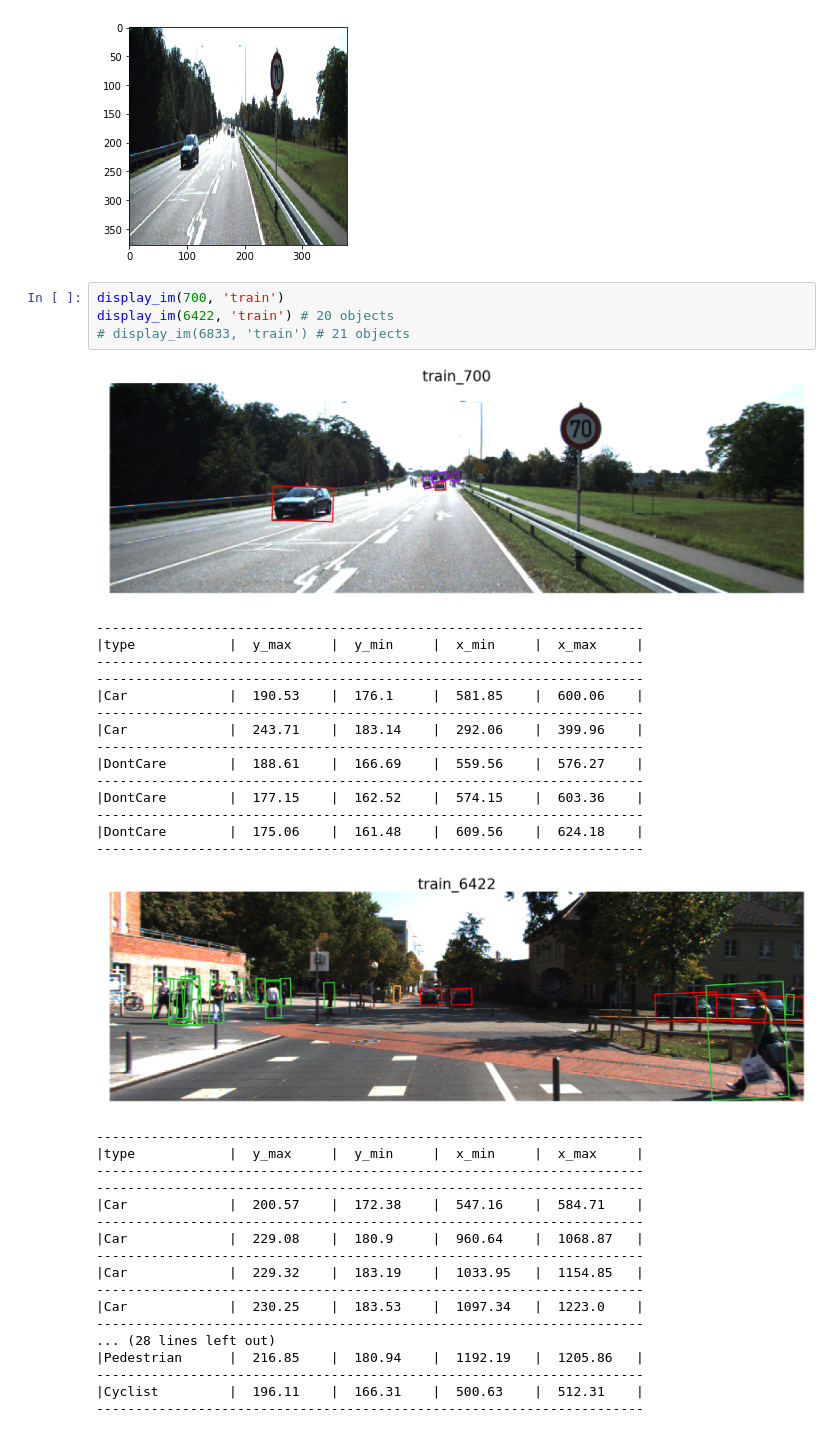
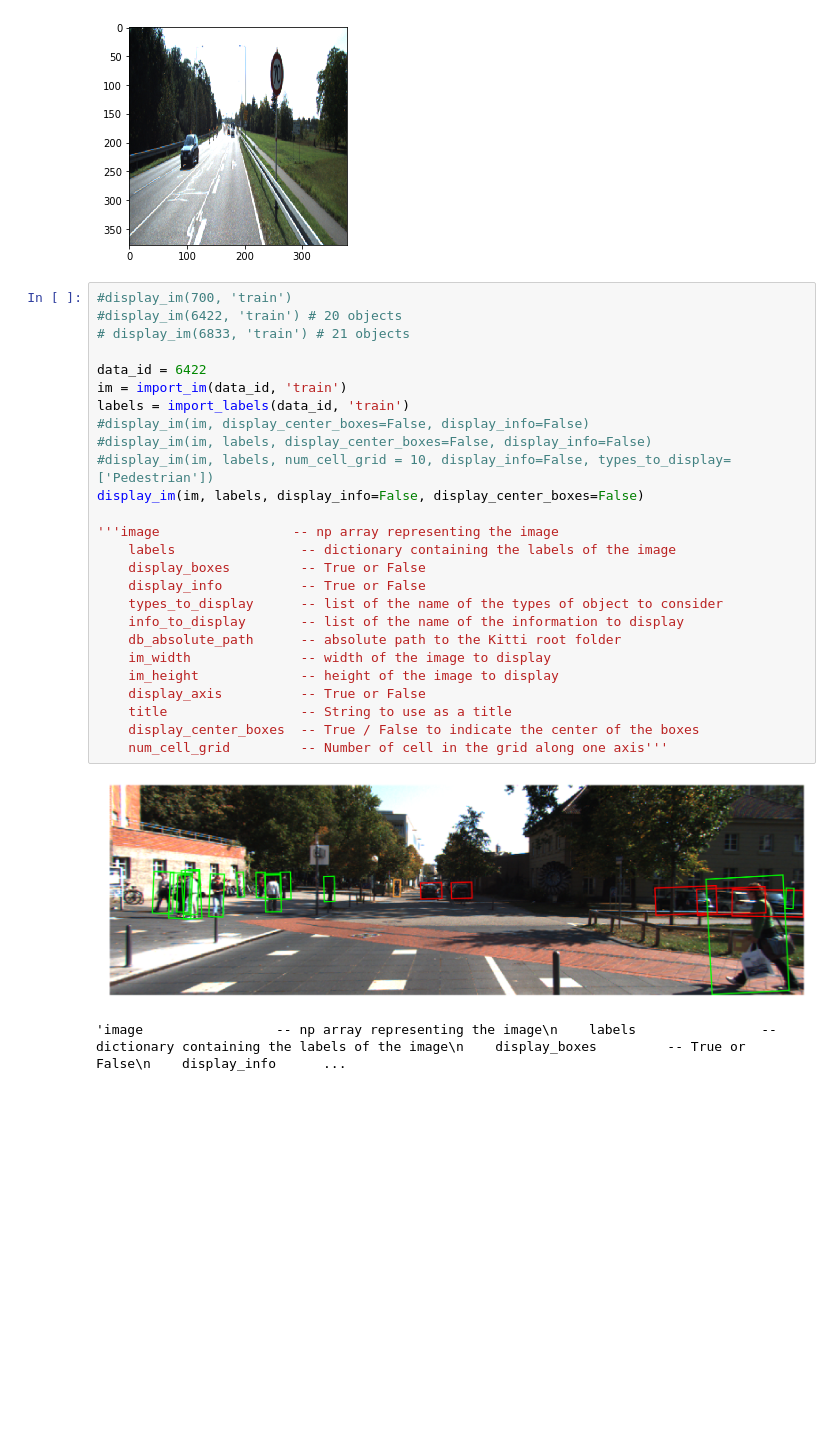
Before and after one commit to LucasVandroux/KittiPy, a Jupyter notebook: kitti_utils_notebook.ipynb, the cells around one changed output. Cells and saved outputs as stored; diff of their text form; blank space fills up the shorter version.

```diff
--- a/kitti_utils_notebook.ipynb
+++ b/kitti_utils_notebook.ipynb
@@ -105,41 +105,32 @@ ax.imshow(im_resized)
 (378, 378, 3)
 <matplotlib.image.AxesImage at 0x...>
 [figure]
-# %%
-display_im(700, 'train')
-display_im(6422, 'train') # 20 objects
-# display_im(6833, 'train') # 21 objects
-# %% [output]
-[figure, removed]
-----------------------------------------------------------------------
-|type            |  y_max     |  y_min     |  x_min     |  x_max     |
-----------------------------------------------------------------------
-----------------------------------------------------------------------
-|Car             |  190.53    |  176.1     |  581.85    |  600.06    |
-----------------------------------------------------------------------
-|Car             |  243.71    |  183.14    |  292.06    |  399.96    |
-----------------------------------------------------------------------
-|DontCare        |  188.61    |  166.69    |  559.56    |  576.27    |
-----------------------------------------------------------------------
-|DontCare        |  177.15    |  162.52    |  574.15    |  603.36    |
-----------------------------------------------------------------------
-|DontCare        |  175.06    |  161.48    |  609.56    |  624.18    |
-----------------------------------------------------------------------
-[figure, removed]
-----------------------------------------------------------------------
-|type            |  y_max     |  y_min     |  x_min     |  x_max     |
-----------------------------------------------------------------------
-----------------------------------------------------------------------
-|Car             |  200.57    |  172.38    |  547.16    |  584.71    |
-----------------------------------------------------------------------
-|Car             |  229.08    |  180.9     |  960.64    |  1068.87   |
-----------------------------------------------------------------------
-|Car             |  229.32    |  183.19    |  1033.95   |  1154.85   |
-----------------------------------------------------------------------
-|Car             |  230.25    |  183.53    |  1097.34   |  1223.0    |
-----------------------------------------------------------------------
-... (28 lines left out)
-|Pedestrian      |  216.85    |  180.94    |  1192.19   |  1205.86   |
-----------------------------------------------------------------------
-|Cyclist         |  196.11    |  166.31    |  500.63    |  512.31    |
-----------------------------------------------------------------------
+# %%
+#display_im(700, 'train')
+#display_im(6422, 'train') # 20 objects
+# display_im(6833, 'train') # 21 objects
+
+data_id = 6422
+im = import_im(data_id, 'train')
+labels = import_labels(data_id, 'train')
+#display_im(im, display_center_boxes=False, display_info=False)
+#display_im(im, labels, display_center_boxes=False, display_info=False)
+#display_im(im, labels, num_cell_grid = 10, display_info=False, types_to_display=['Pedestrian'])
+display_im(im, labels, display_info=False, display_center_boxes=False)
+
+'''image                 -- np array representing the image
+    labels                -- dictionary containing the labels of the image
+    display_boxes         -- True or False
+    display_info          -- True or False
+    types_to_display      -- list of the name of the types of object to consider
+    info_to_display       -- list of the name of the information to display
+    db_absolute_path      -- absolute path to the Kitti root folder
+    im_width              -- width of the image to display
+    im_height             -- height of the image to display
+    display_axis          -- True or False
+    title                 -- String to use as a title
+    display_center_boxes  -- True / False to indicate the center of the boxes
+    num_cell_grid         -- Number of cell in the grid along one axis'''
+# %% [output]
+[figure, added]
+'image                 -- np array representing the image\n    labels                -- dictionary containing the labels of the image\n    display_boxes         -- True or False\n    display_info      ...
```
Also changed, not shown: parts of 2 cells of this notebook.
